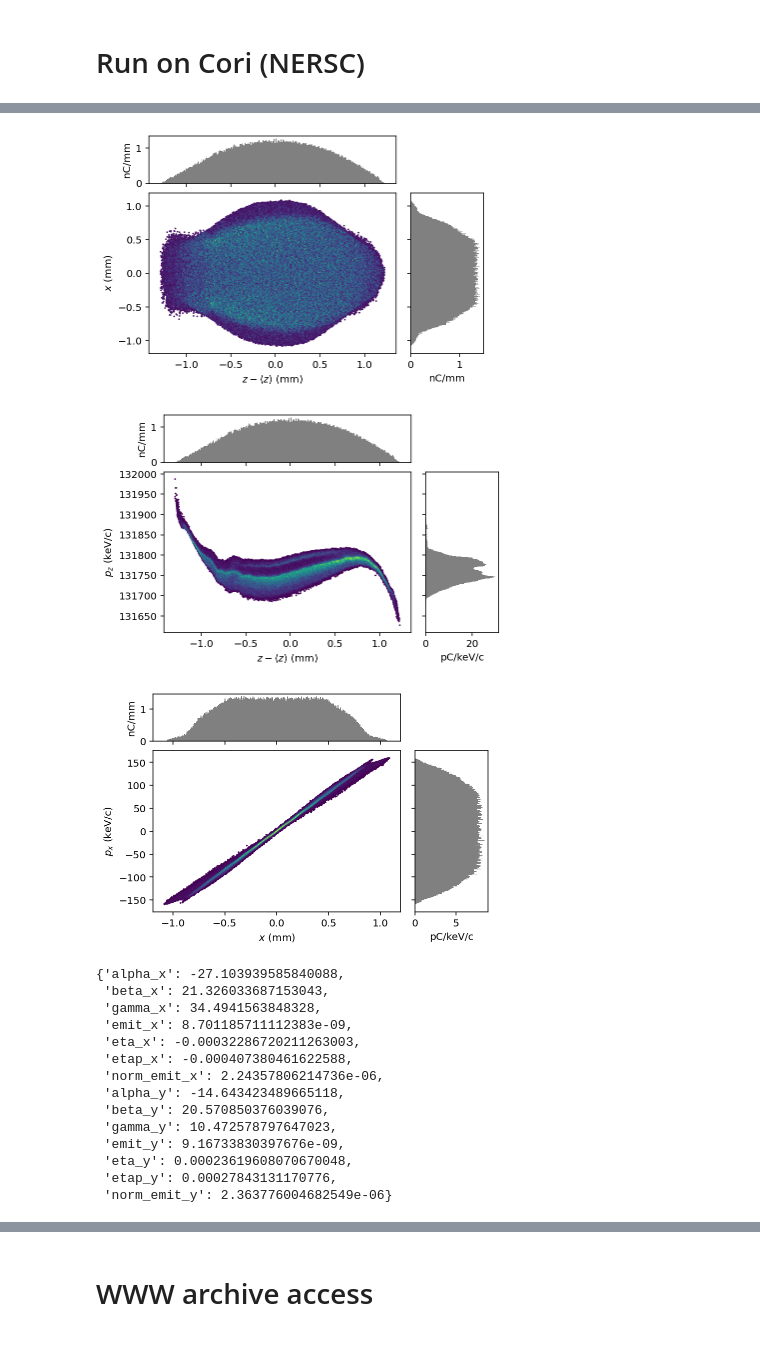
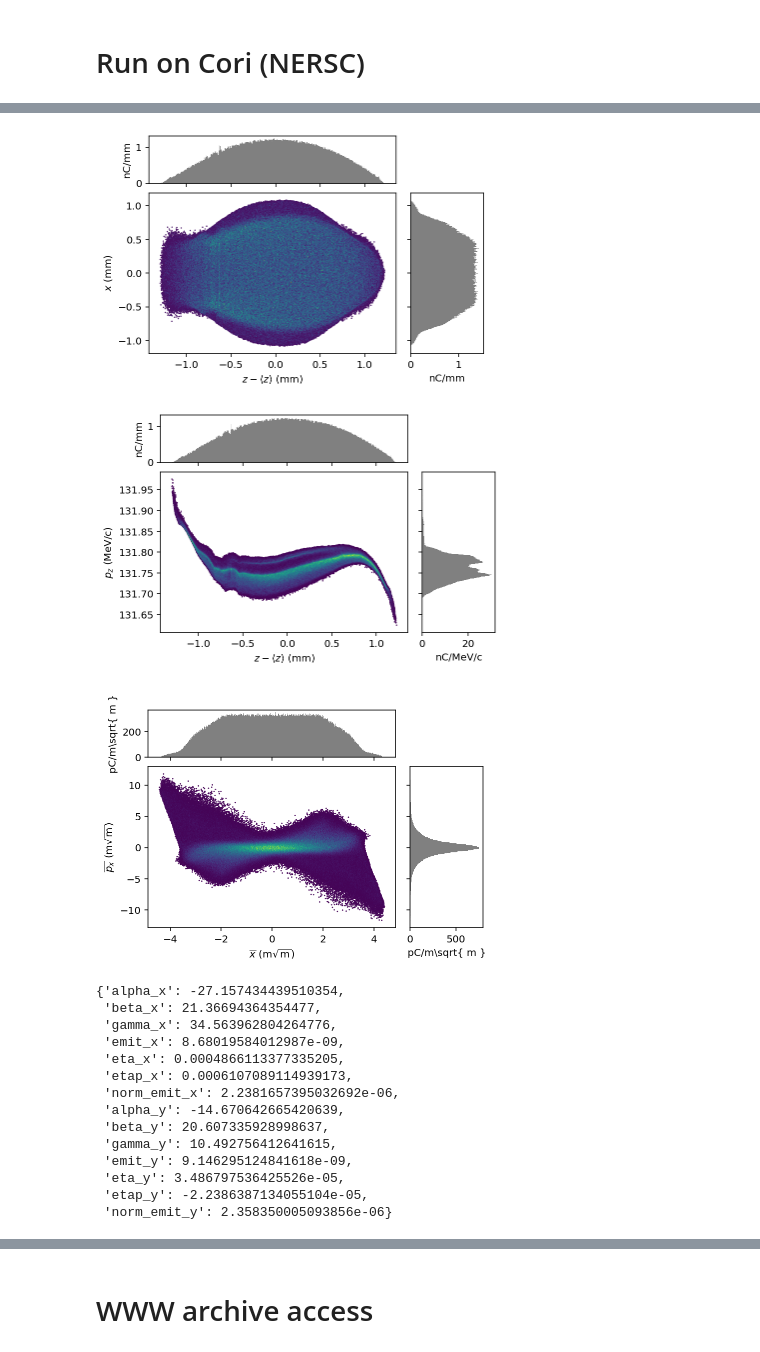
Before and after one commit to slaclab/facet2-lattice, a Jupyter notebook: impact/models/f2e_inj/f2e_inj-run.ipynb, the cells around one changed output, grey strips where cells are left out. Drawn from its saved outputs; the diff is of its cells as text; code cells hidden in the pictures.

Commit message:
Update reference Impact-T f2e_inj for 1M particles

```diff
--- a/impact/models/f2e_inj/f2e_inj-run.ipynb
+++ b/impact/models/f2e_inj/f2e_inj-run.ipynb
@@ -20,7 +20,7 @@ assert os.path.exists(YFILE)
 # %%
 %%time
 G = Generator(GFILE)
-G['n_particle'] = 300_000
-G.run()
+G['n_particle'] = 1_000_000
+G.run()aafafasfaf
 P0 = G.particles
 # %% [output]
@@ -53,7 +57,7 @@ I.header['Nz'] = 64
 %%time
 I.command_mpi = '/global/homes/c/cmayes/cori/impact/bin/ImpactTv2.1_mpi'
 I.workdir = os.path.expandvars('$SCRATCH')
-I.mpi_run = 'salloc -N 2 -C haswell -q interactive -t 04:00:00 srun -n {n} {command_mpi} >log.txt'
+I.mpi_run = 'salloc -N 4 -C haswell -q interactive -t 04:00:00 srun -n {n} {command_mpi} >log.txt'
 I.configure()
 
 I.run()
@@ -102,32 +106,32 @@ P1 = I.particles['PR10471']
 
 P1.plot('delta_z', 'x')
 # %% [output]
-[figure, old version]
+[figure, new version]
 # %%
 P1.plot('delta_z', 'pz')
 # %% [output]
-[figure, old version]
+[figure, new version]
 # %%
-P1.plot('x', 'px')
+P1.plot('x_bar', 'px_bar')
 # %% [output]
-[figure, old version]
+[figure, new version]
 # %%
 # 95% Twiss and Emittance
 P1.twiss('xy', 0.95)
 # %% [output]
-{'alpha_x': -27.103939585840088,
- 'beta_x': 21.326033687153043,
- 'gamma_x': 34.4941563848328,
- 'emit_x': 8.701185711112383e-09,
- 'eta_x': -0.00032286720211263003,
- 'etap_x': -0.000407380461622588,
- 'norm_emit_x': 2.24357806214736e-06,
- 'alpha_y': -14.643423489665118,
- 'beta_y': 20.570850376039076,
- 'gamma_y': 10.472578797647023,
- 'emit_y': 9.16733830397676e-09,
- 'eta_y': 0.00023619608070670048,
- 'etap_y': 0.00027843131170776,
- 'norm_emit_y': 2.363776004682549e-06}
+{'alpha_x': -27.157434439510354,
+ 'beta_x': 21.36694364354477,
+ 'gamma_x': 34.563962804264776,
+ 'emit_x': 8.68019584012987e-09,
+ 'eta_x': 0.0004866113377335205,
+ 'etap_x': 0.0006107089114939173,
+ 'norm_emit_x': 2.2381657395032692e-06,
+ 'alpha_y': -14.670642665420639,
+ 'beta_y': 20.607335928998637,
+ 'gamma_y': 10.492756412641615,
+ 'emit_y': 9.146295124841618e-09,
+ 'eta_y': 3.486797536425526e-05,
+ 'etap_y': -2.2386387134055104e-05,
+ 'norm_emit_y': 2.358350005093856e-06}
 # %%
 # Copy basic input to `v0/`
```
Also changed, not shown: parts of 16 cells of this notebook.
